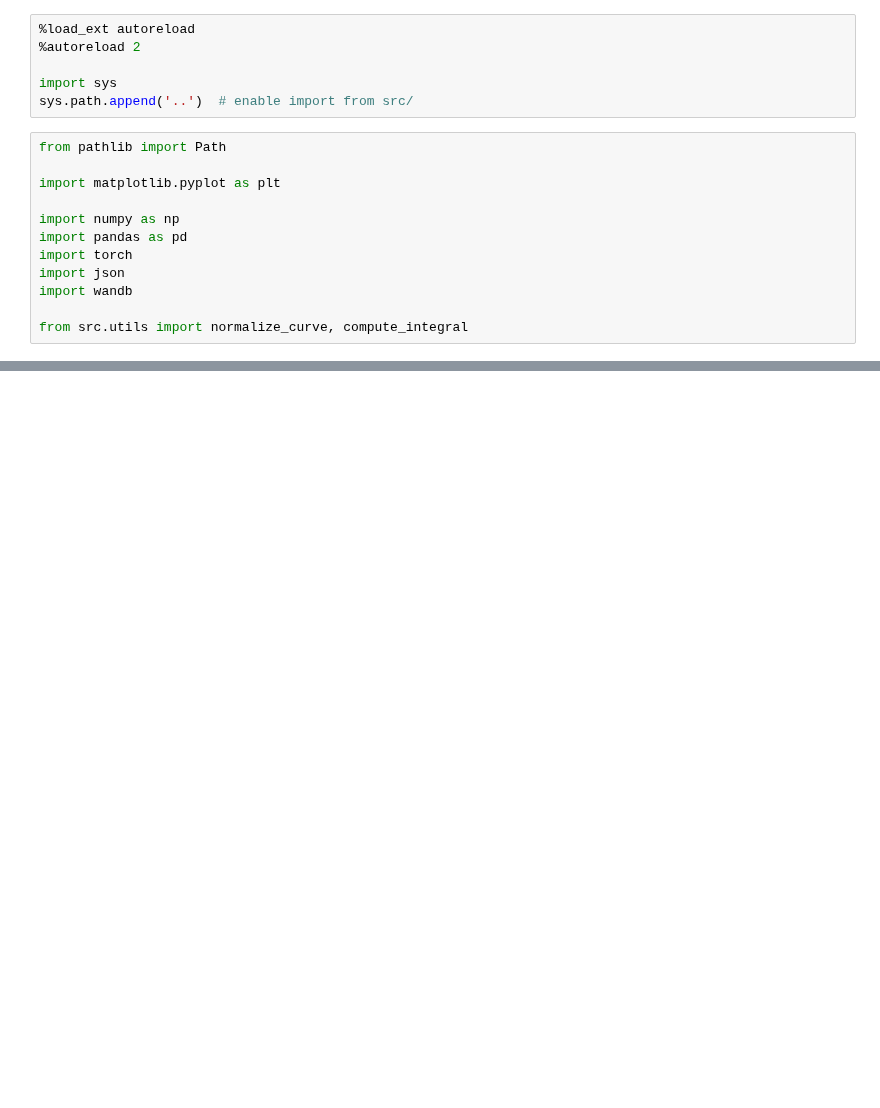
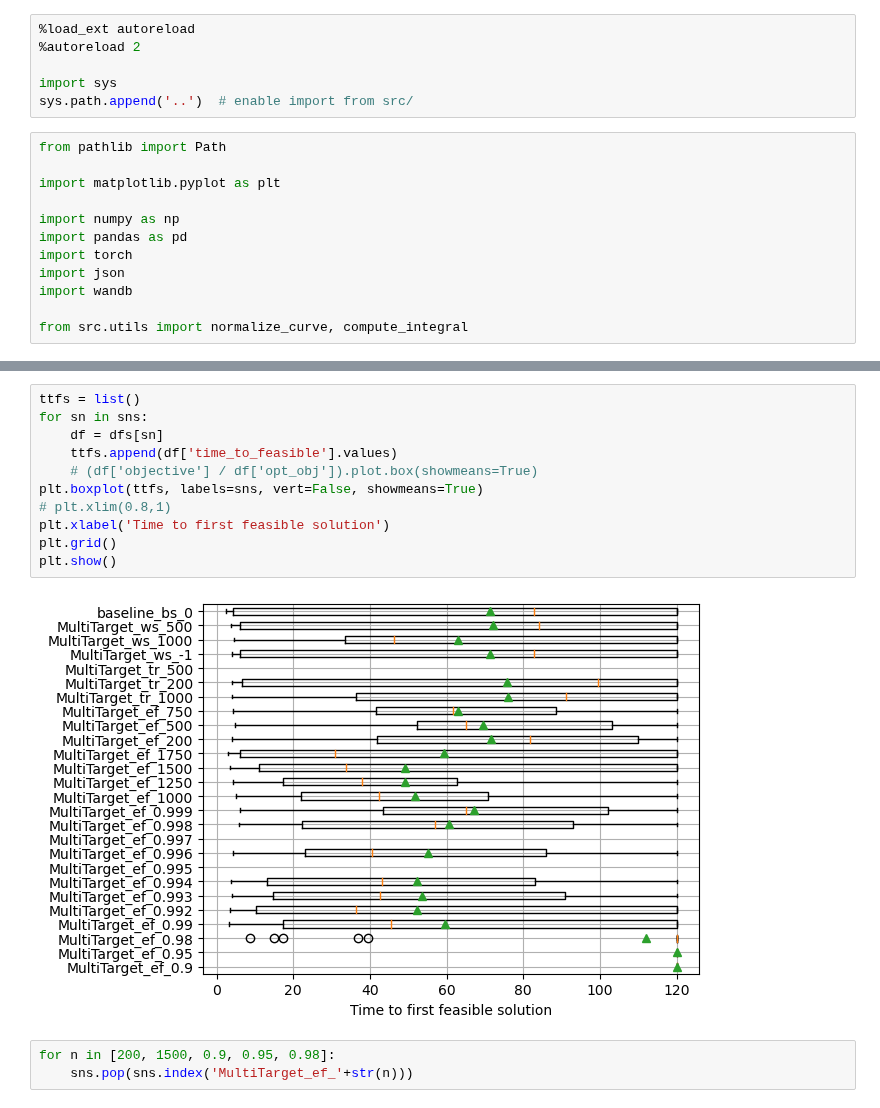
Before and after one commit to gos-ufsc/sat-gnn, a Jupyter notebook: notebooks/5.1-bmp-heuristics-evaluation.ipynb, the cells around one changed output, grey strips where cells are left out. Drawn from its saved outputs; the diff is of its cells as text; blank space fills up the shorter version.

```diff
--- a/notebooks/5.1-bmp-heuristics-evaluation.ipynb
+++ b/notebooks/5.1-bmp-heuristics-evaluation.ipynb
@@ -112,3 +155,19 @@ plt.show()
+# %%
+ttfs = list()
+for sn in sns:
+    df = dfs[sn]
+    ttfs.append(df['time_to_feasible'].values)
+    # (df['objective'] / df['opt_obj']).plot.box(showmeans=True)
+plt.boxplot(ttfs, labels=sns, vert=False, showmeans=True)
+# plt.xlim(0.8,1)
+plt.xlabel('Time to first feasible solution')
+plt.grid()
+plt.show()
+# %% [output]
+[figure, added]
+# %%
+for n in [200, 1500, 0.9, 0.95, 0.98]:
+    sns.pop(sns.index('MultiTarget_ef_'+str(n)))
 # %%
 # TODO: baseline is different for every method, as it should take on account the
 # feasibility
```
Also changed, not shown: parts of 8 cells of this notebook.
